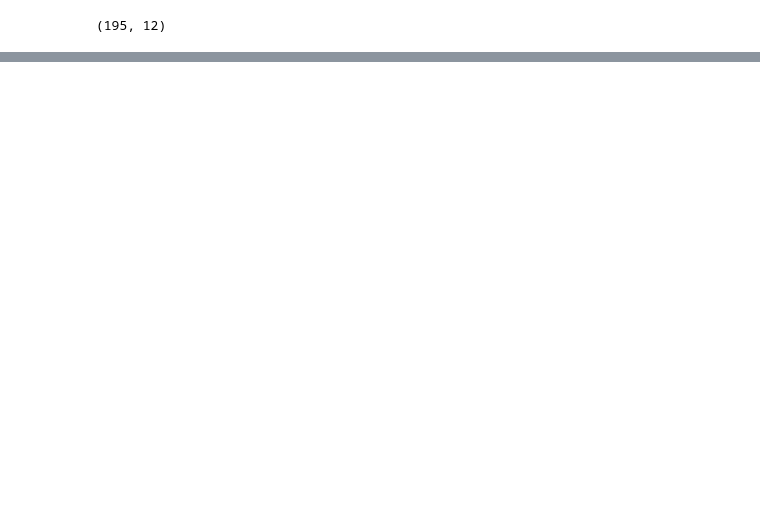
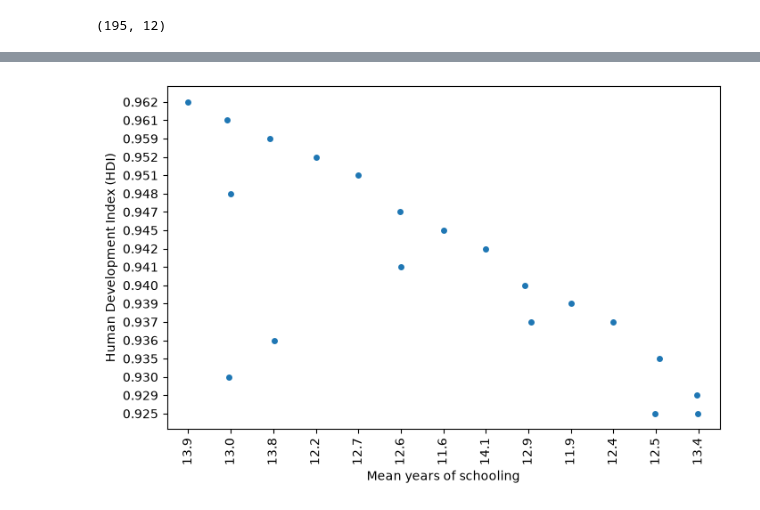
Before and after one commit to Krishnakamasani/A-Comprehensive-Measure-of-Well-Being, a Jupyter notebook: Training/HumDevIndex.ipynb, the cells around one changed output, grey strips where cells are left out. Saved outputs shown, nothing was run; the diff lists cells and outputs as text; code cells hidden in the pictures; blank space fills up the shorter version.

```diff
--- a/Training/HumDevIndex.ipynb
+++ b/Training/HumDevIndex.ipynb
@@ -62,0 +72,4 @@ Development.info()
+# %%
+Development.columns = Development.columns.str.strip()
+
+Development.columns
@@ -62,0 +84,3 @@ Development.info()
+# %%
+# First 20 rows
+data1 = Development.head(20)
@@ -62,0 +104,16 @@ Development.info()
+# %%
+# Mean Years of Schooling vs HDI
+
+plt.figure(figsize=(8,5))
+
+sns.stripplot(
+    x="Mean years of schooling",
+    y="Human Development Index (HDI)",
+    data=data1,
+    jitter=True
+)
+
+plt.xticks(rotation=90)
+plt.show()
+# %% [output]
+[figure, added]
```
Also changed, not shown: parts of 97 cells of this notebook.
